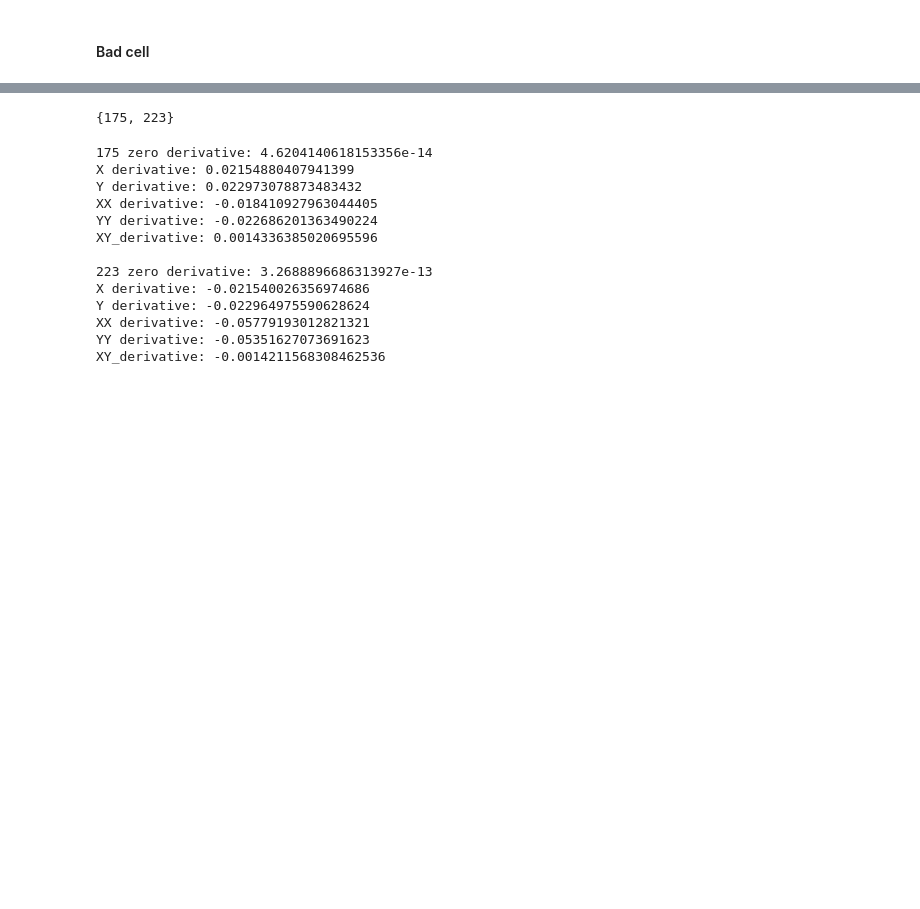
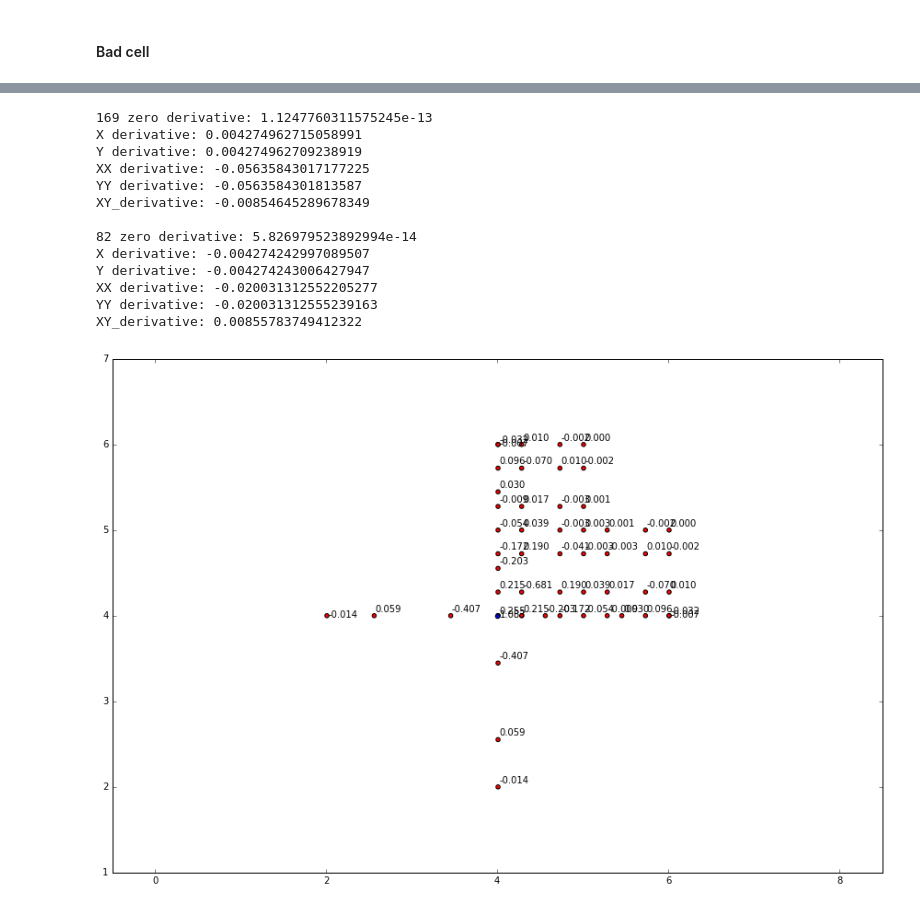
Before and after one commit to leonshting/another-fem-framework, a Jupyter notebook: workflow/testing_operator.ipynb, the cells around one changed output, grey strips where cells are left out. Cells and saved outputs as stored; diff of their text form; code cells hidden in the pictures; blank space fills up the shorter version.

```diff
--- a/workflow/testing_operator.ipynb
+++ b/workflow/testing_operator.ipynb
@@ -129,23 +81,5 @@ ma._weak_edge_connections[((1, 2),
-# %%
-#3cells
-ma._weak_edge_connections[((0, 0), ((1, 0), (1, 1)))] = {((1, 0), ((1, 0), (1, 2))): [(0, 37),
-   (1, 38),
-   (2, 39),
-   (3, 37)]}
-ma._weak_edge_connections[((0, 1), ((1, 1), (1, 2)))] = {((1, 0), ((1, 0), (1, 2))): [(0, 37),
-   (1, 38),
-   (2, 39),
-   (3, 37)]}
-
-ma._weak_edge_connections[((1, 0),((1, 0), (1, 2)))] = {((0, 0), ((1, 0), (1, 1))): [(12, 9),
-   (13, 10),
-   (14, 11),
-   (15, 3)], ((0, 1), ((1, 1), (1, 2))): [(12, 3),
-   (13, 22),
-   (14, 23),
-   (15, 9)]}
 # %%
-grid_domain = GridDomain(domain_size=(16.,16.), integer_size=(16,16))
+grid_domain = GridDomain(domain_size=(3.,10.), integer_size=(3,10))
 grid_domain.make_pointwise_index(ma)
 # %%
 ifma2 = AssemblyInterface2D(allocator=ma)
@@ -175,3 +110,4 @@ MA.assemble_glob_local()
 # %%
 new = MA.unmerged * MA.whole_dist
 new_ass = MA.whole_dist.T * MA.unmerged * MA.whole_dist
+flux_new = MA.whole_dist.T * MA.unmerged
@@ -198,4 +138,2 @@ gm.draw_grid()
 # %%
-grid_domain.pointwise_index[(4.0,6.0)]
+grid_domain.pointwise_index[(4.0, 4.0)]
-# %% [output]
-{175, 223}
@@ -202,24 +146,34 @@ grid_domain.pointwise_index[(4.0,6.0)]
 # %%
-for i in {175, 223}:
+for i in {82, 169}:
     print(i, end=' ')
-    partial_diff_test(matrix=new_ass,
+    partial_diff_test(matrix=flux_new,
                       point=grid_domain.normal_index[i],
                       pointnum=i,
                       pointdict=grid_domain.pointwise_index,
                       scale_factor=1
                      )
 # %% [output]
-175 zero derivative: 4.6204140618153356e-14
-X derivative: 0.02154880407941399
-Y derivative: 0.022973078873483432
-XX derivative: -0.018410927963044405
-YY derivative: -0.022686201363490224
-XY_derivative: 0.0014336385020695596
+169 zero derivative: 1.1247760311575245e-13
+X derivative: 0.004274962715058991
+Y derivative: 0.004274962709238919
+XX derivative: -0.05635843017177225
+YY derivative: -0.0563584301813587
+XY_derivative: -0.00854645289678349
 
-223 zero derivative: 3.2688896686313927e-13
-X derivative: -0.021540026356974686
-Y derivative: -0.022964975590628624
-XX derivative: -0.05779193012821321
-YY derivative: -0.05351627073691623
-XY_derivative: -0.0014211568308462536
+82 zero derivative: 5.826979523892994e-14
+X derivative: -0.004274242997089507
+Y derivative: -0.004274243006427947
+XX derivative: -0.020031312552205277
+YY derivative: -0.020031312555239163
+XY_derivative: 0.00855783749412322
+# %%
+for num,i in enumerate({169}):
+    visual.deps_partial_diff(
+        matrix=flux_new,
+        pointnum=i, num2point_index=grid_domain.normal_index,
+        print_text=True,
+        p2n_index = grid_domain.pointwise_index
+    )
+# %% [output]
+[figure, added]
 # %%
```
Also changed, not shown: parts of 26 cells of this notebook, 7 other files.
